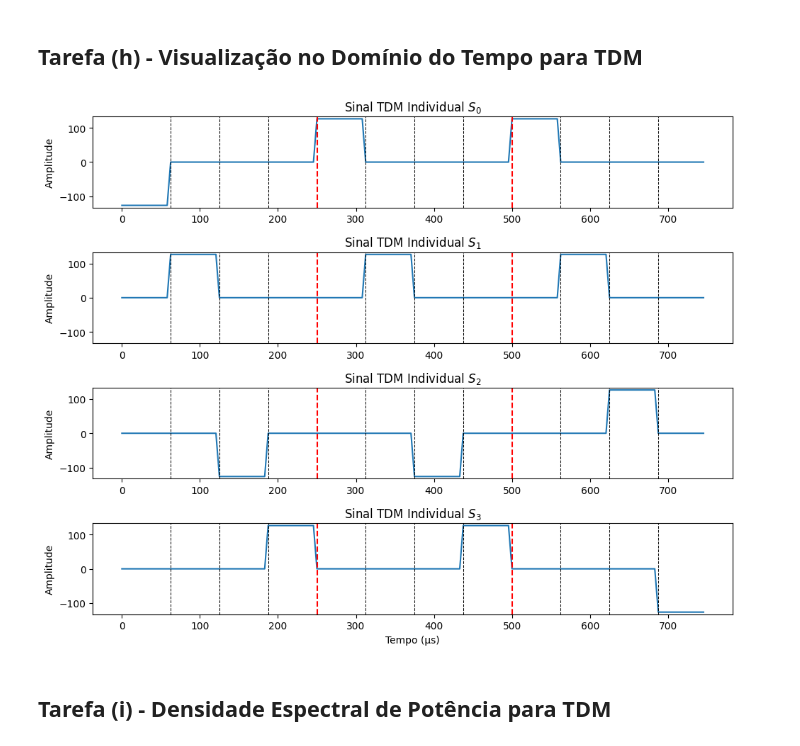
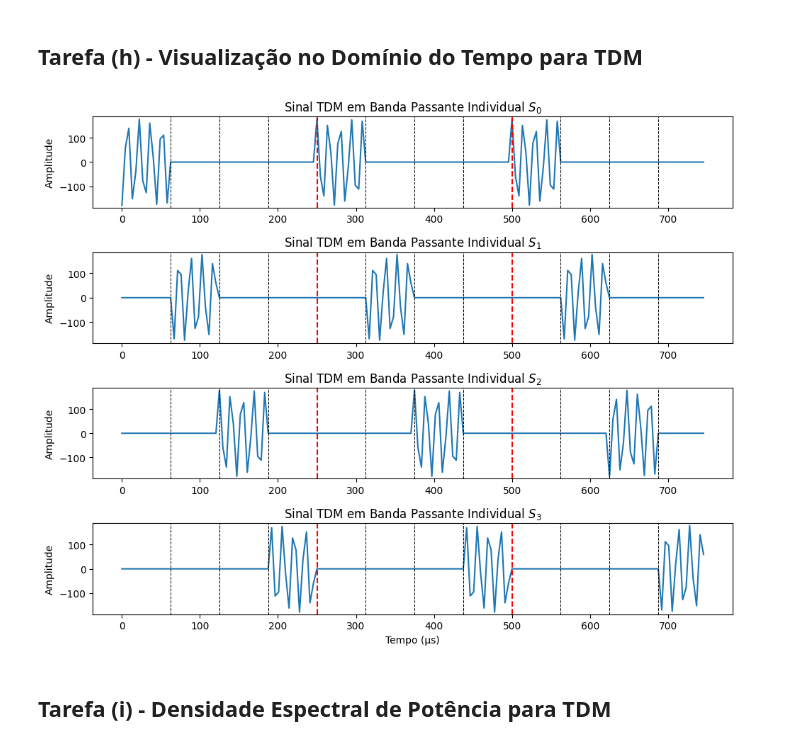
Before and after one commit to vini-fda/EET51_Lab4, a Jupyter notebook: lab4.ipynb, the cells around one changed output. Cells and saved outputs as stored; diff of their text form; code cells hidden in the pictures.

```diff
--- a/lab4.ipynb
+++ b/lab4.ipynb
@@ -103,0 +105,15 @@ plt.show()
+# %%
+# Plotar a PSD de cada sinal FDM em um subplot separado
+
+fig, axs = plt.subplots(len(tdm_signal_arrays), 1, figsize=(10, 8))
+
+for i, (signal, fc) in enumerate(zip(modulated_signals, fc_values)):
+    modulated_signal = modulate_signal(signal, fc, t)
+    f, Pxx = periodogram(modulated_signal, Fa)
+    axs[i].plot(f, Pxx)
+    axs[i].set_ylabel('PSD')
+    axs[i].set_title(f'Densidade Espectral de Potência do Sinal FDM Individual $S_{i}$')
+
+plt.xlabel('Frequência (Hz)')
+plt.tight_layout()
+plt.show()
@@ -153,31 +171,32 @@ plt.show()
 # %%
 # Definindo o intervalo de tempo para os gráficos
 time_interval_tdm = int(12 * Fa * Ts_tdm)
 t_tdm_plot = 1e6 * t_tdm[:time_interval_tdm]  # Tempo em microssegundos
 
 # Criar uma figura com 4 subplots (ou o número de sinais TDM que você tem)
 fig, axs = plt.subplots(len(tdm_signal_arrays), 1, figsize=(10, 8))
 
 
 # Plotar cada sinal TDM em um subplot separado
 for i, tdm_array in enumerate(tdm_signal_arrays):
-    max_y = np.max(np.abs(tdm_array[:time_interval_tdm]))
-    axs[i].plot(t_tdm_plot, tdm_array[:time_interval_tdm])
+    modulated_tdm_array = modulate_signal(tdm_array, fc, t_tdm)
+    max_y = np.max(np.abs(modulated_tdm_array[:time_interval_tdm]))
+    axs[i].plot(t_tdm_plot, modulated_tdm_array[:time_interval_tdm])
     axs[i].axvline(Ts * 1e6, color='r', linestyle='--')
     axs[i].axvline(2 * Ts * 1e6, color='r', linestyle='--')
     for j in range(12):
         if j % 4 != 0:
             axs[i].axvline(j * Ts_tdm * 1e6, color='k', linestyle='--', linewidth=0.75)
     axs[i].set_ylim([-1.05 * max_y, 1.05 * max_y])
     axs[i].set_ylabel('Amplitude')
-    axs[i].set_title(f'Sinal TDM Individual $S_{i}$')
+    axs[i].set_title(f'Sinal TDM em Banda Passante Individual $S_{i}$')
 
 # Ajustar o layout
 axs[-1].set_xlabel('Tempo (μs)')
 plt.tight_layout()
 plt.show()
 # %% [output]
-[figure, old version]
+[figure, new version]
 # %% [markdown]
 ## Tarefa (i) - Densidade Espectral de Potência para TDM
 # %%
```
Also changed, not shown: parts of 8 cells of this notebook.
